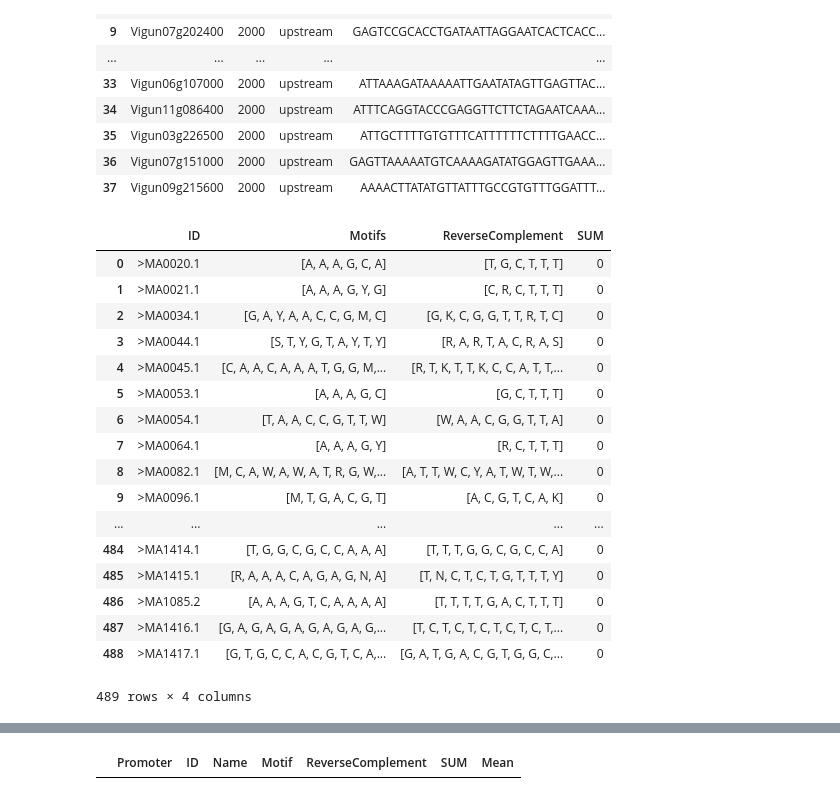
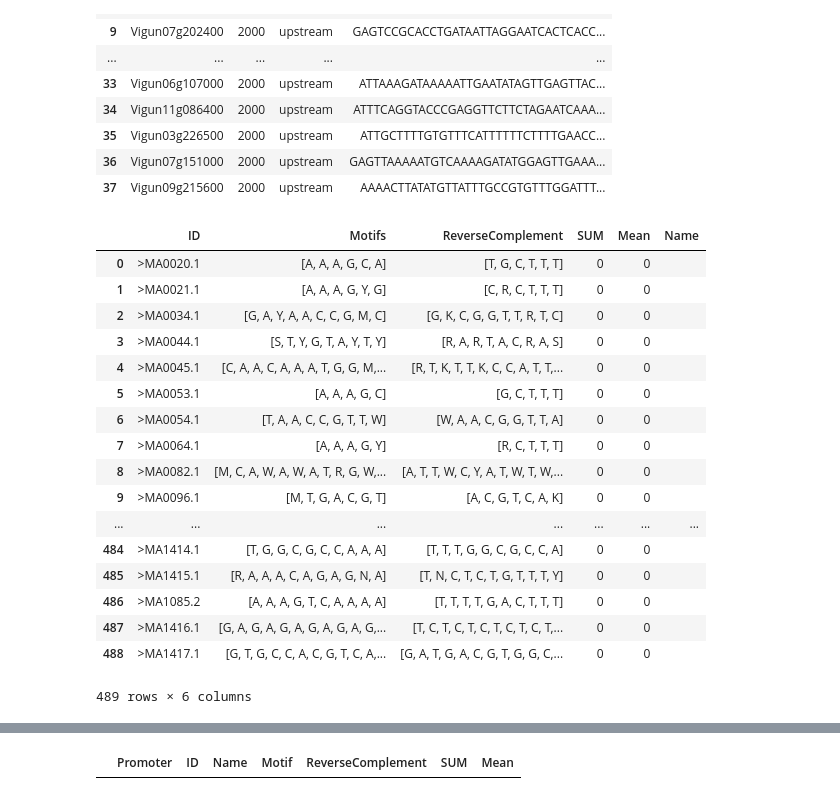
Before and after one commit to if1015-datascience-ufpe/2018-1-projeto-phytoprom, a Jupyter notebook: Pré-processamento.ipynb, the cells around one changed output, grey strips where cells are left out. Saved outputs shown, nothing was run; the diff lists cells and outputs as text; code cells hidden in the pictures.

Commit message:
correção nos valores para saida do .csv da entrada para a analise

```diff
--- a/Pré-processamento.ipynb
+++ b/Pré-processamento.ipynb
@@ -114,7 +114,14 @@ df
 | 488 | >MA1417.1 | O2 | [306, 129, 29, 56, 3, 2021, 18, 3... | [374, 391, 9, 1959, 2016, 3, 1485... | [1046, 151, 1895, 12, 17, 12, 7, ... | [312, 1367, 105, 11, 2, 2, 528, 1... |
 489 rows × 6 columns
 # %%
-df['Matrix'] = df.apply(lambda x: np.array([x['A'], x['C'], x['G'], x['T']]).transpose(), axis=1)
+# df['Matrix'] = df.apply(lambda x: np.array([x['A'], x['C'], x['G'], x['T']]).transpose(), axis=1)
+# df['Matrix'][0]
+
+matrisList = []
+for x in df.iterrows():
+#    print(x[1]['A'])
+    matrisList.append(np.array([x[1]['A'], x[1]['C'], x[1]['G'], x[1]['T']]).transpose())
+df['Matrix'] = matrisList
 df['Matrix'][0]
 # %% [output]
 array([[21,  0,  0,  0],
@@ -532,25 +539,27 @@ promotor
 # %%
 analise = df.filter(['ID', 'Motifs', 'ReverseComplement'], axis=1)
 analise['SUM'] = 0
+analise['Mean'] = 0
+analise['Name'] = ""
 analise
 # %% [output]
-|  | ID | Motifs | ReverseComplement | SUM |
-| 0 | >MA0020.1 | [A, A, A, G, C, A] | [T, G, C, T, T, T] | 0 |
-| 1 | >MA0021.1 | [A, A, A, G, Y, G] | [C, R, C, T, T, T] | 0 |
-| 2 | >MA0034.1 | [G, A, Y, A, A, C, C, G, M, C] | [G, K, C, G, G, T, T, R, T, C] | 0 |
-| 3 | >MA0044.1 | [S, T, Y, G, T, A, Y, T, Y] | [R, A, R, T, A, C, R, A, S] | 0 |
-| 4 | >MA0045.1 | [C, A, A, C, A, A, A, T, G, G, M,... | [R, T, K, T, T, K, C, C, A, T, T,... | 0 |
-| 5 | >MA0053.1 | [A, A, A, G, C] | [G, C, T, T, T] | 0 |
-| 6 | >MA0054.1 | [T, A, A, C, C, G, T, T, W] | [W, A, A, C, G, G, T, T, A] | 0 |
-| 7 | >MA0064.1 | [A, A, A, G, Y] | [R, C, T, T, T] | 0 |
-| 8 | >MA0082.1 | [M, C, A, W, A, W, A, T, R, G, W,... | [A, T, T, W, C, Y, A, T, W, T, W,... | 0 |
-| 9 | >MA0096.1 | [M, T, G, A, C, G, T] | [A, C, G, T, C, A, K] | 0 |
-| ... | ... | ... | ... | ... |
-| 484 | >MA1414.1 | [T, G, G, C, G, C, C, A, A, A] | [T, T, T, G, G, C, G, C, C, A] | 0 |
-| 485 | >MA1415.1 | [R, A, A, A, C, A, G, A, G, N, A] | [T, N, C, T, C, T, G, T, T, T, Y] | 0 |
-| 486 | >MA1085.2 | [A, A, A, G, T, C, A, A, A, A] | [T, T, T, T, G, A, C, T, T, T] | 0 |
-| 487 | >MA1416.1 | [G, A, G, A, G, A, G, A, G, A, G,... | [T, C, T, C, T, C, T, C, T, C, T,... | 0 |
-| 488 | >MA1417.1 | [G, T, G, C, C, A, C, G, T, C, A,... | [G, A, T, G, A, C, G, T, G, G, C,... | 0 |
+|  | ID | Motifs | ReverseComplement | SUM | Mean | Name |
+| 0 | >MA0020.1 | [A, A, A, G, C, A] | [T, G, C, T, T, T] | 0 | 0 |  |
+| 1 | >MA0021.1 | [A, A, A, G, Y, G] | [C, R, C, T, T, T] | 0 | 0 |  |
+| 2 | >MA0034.1 | [G, A, Y, A, A, C, C, G, M, C] | [G, K, C, G, G, T, T, R, T, C] | 0 | 0 |  |
+| 3 | >MA0044.1 | [S, T, Y, G, T, A, Y, T, Y] | [R, A, R, T, A, C, R, A, S] | 0 | 0 |  |
+| 4 | >MA0045.1 | [C, A, A, C, A, A, A, T, G, G, M,... | [R, T, K, T, T, K, C, C, A, T, T,... | 0 | 0 |  |
+| 5 | >MA0053.1 | [A, A, A, G, C] | [G, C, T, T, T] | 0 | 0 |  |
+| 6 | >MA0054.1 | [T, A, A, C, C, G, T, T, W] | [W, A, A, C, G, G, T, T, A] | 0 | 0 |  |
+| 7 | >MA0064.1 | [A, A, A, G, Y] | [R, C, T, T, T] | 0 | 0 |  |
+| 8 | >MA0082.1 | [M, C, A, W, A, W, A, T, R, G, W,... | [A, T, T, W, C, Y, A, T, W, T, W,... | 0 | 0 |  |
+| 9 | >MA0096.1 | [M, T, G, A, C, G, T] | [A, C, G, T, C, A, K] | 0 | 0 |  |
+| ... | ... | ... | ... | ... | ... | ... |
+| 484 | >MA1414.1 | [T, G, G, C, G, C, C, A, A, A] | [T, T, T, G, G, C, G, C, C, A] | 0 | 0 |  |
+| 485 | >MA1415.1 | [R, A, A, A, C, A, G, A, G, N, A] | [T, N, C, T, C, T, G, T, T, T, Y] | 0 | 0 |  |
+| 486 | >MA1085.2 | [A, A, A, G, T, C, A, A, A, A] | [T, T, T, T, G, A, C, T, T, T] | 0 | 0 |  |
+| 487 | >MA1416.1 | [G, A, G, A, G, A, G, A, G, A, G,... | [T, C, T, C, T, C, T, C, T, C, T,... | 0 | 0 |  |
+| 488 | >MA1417.1 | [G, T, G, C, C, A, C, G, T, C, A,... | [G, A, T, G, A, C, G, T, G, G, C,... | 0 | 0 |  |
-489 rows × 4 columns
+489 rows × 6 columns
 # %%
 for prom in promotor.itertuples():
```
Also changed, not shown: parts of 9 cells of this notebook, 2 other files.
